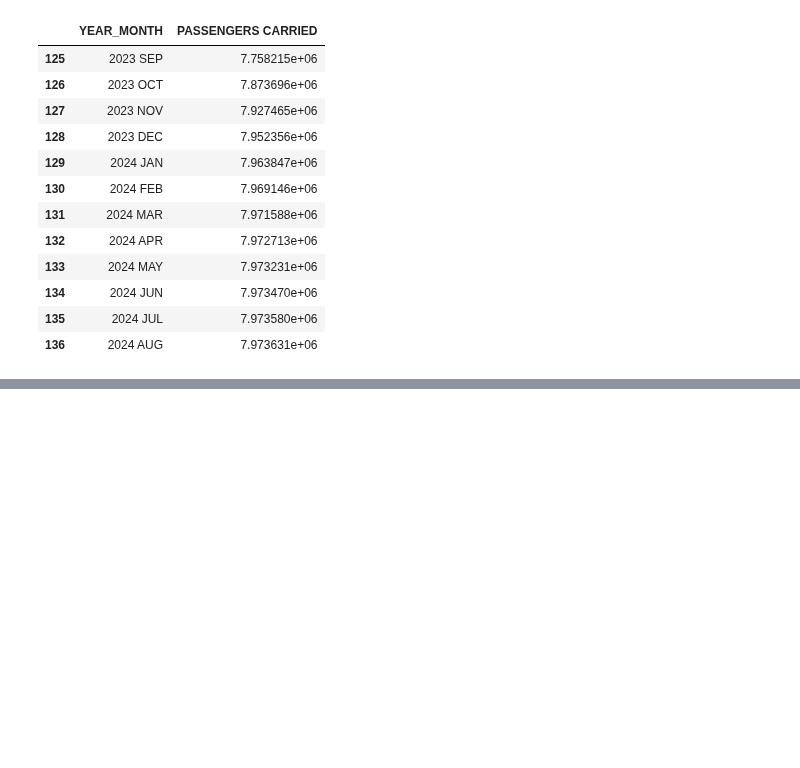
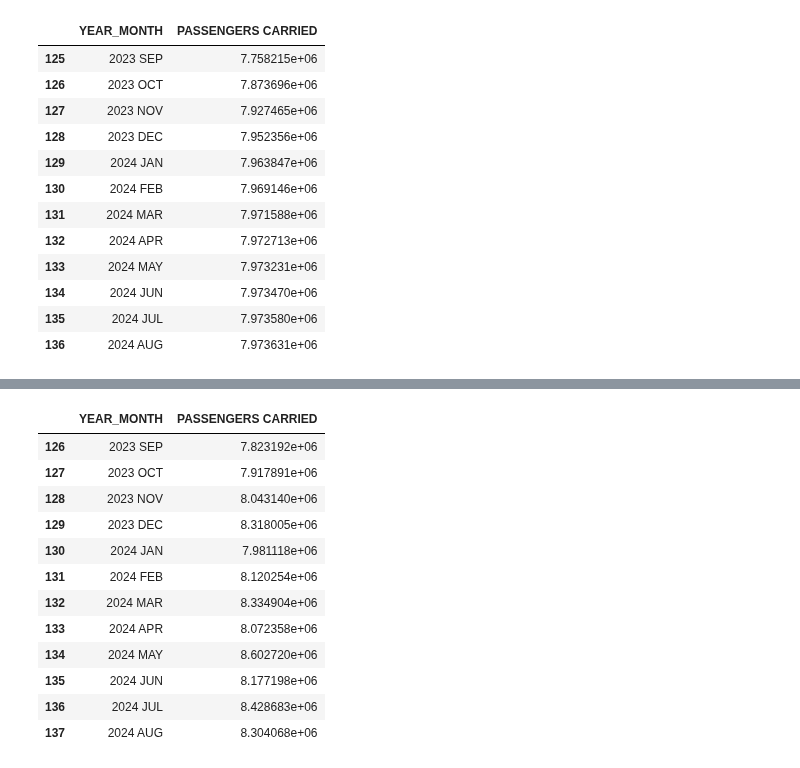
Before and after one commit to abhijain565aj/CS215-Assignment, a Jupyter notebook: A4-23B0903-23B0928-23B1057/code/q2.ipynb, the cells around one changed output, grey strips where cells are left out. Cells and saved outputs as stored; diff of their text form; code cells hidden in the pictures; blank space fills up the shorter version.

```diff
--- a/A4-23B0903-23B0928-23B1057/code/q2.ipynb
+++ b/A4-23B0903-23B0928-23B1057/code/q2.ipynb
@@ -180,0 +139,24 @@ RuntimeError: Error during optimization! Command 'C:\Users\abhij\AppData\Local\P
+# %%
+from prophet import Prophet
+
+prophet_model = Prophet(yearly_seasonality=True, weekly_seasonality=False, daily_seasonality=False)
+prophet_model.add_seasonality(name='monthly', period=30.5, fourier_order=5)
+for regressor in ['TOTAL DEPARTURES', 'HOURS FLOWN', 'KILOMETRE FLOWN', 'AVAILABLE SEAT KILOMETRE (IN THOUSAND)',
+                  'FREIGHT CARRIED (IN TONNE)', 'MAIL CARRIED (IN TONNE)']:
+    prophet_model.add_regressor(regressor)
+
+prophet_model.fit(df.rename(columns={'DATE': 'ds', 'PASSENGERS CARRIED': 'y'}))
+
+future = prophet_model.make_future_dataframe(periods=forecast_steps, freq='MS')
+for regressor in ['TOTAL DEPARTURES', 'HOURS FLOWN', 'KILOMETRE FLOWN', 'AVAILABLE SEAT KILOMETRE (IN THOUSAND)',
+                  'FREIGHT CARRIED (IN TONNE)', 'MAIL CARRIED (IN TONNE)']:
+    future[regressor] = df[regressor].iloc[-1]
+
+prophet_forecast = prophet_model.predict(future)
+
+prophet_forecast.rename(columns={'ds': 'YEAR_MONTH', 'yhat': 'PASSENGERS CARRIED'}, inplace=True)
+prophet_forecast['YEAR_MONTH'] = prophet_forecast['YEAR_MONTH'].dt.strftime('%Y %b').str.upper()
+
+prophet_forecast[['YEAR_MONTH', 'PASSENGERS CARRIED']].tail(12).to_csv('forecast_prophet_regressors.csv', index=False)
+display(prophet_forecast[['YEAR_MONTH', 'PASSENGERS CARRIED']].tail(12))
+# %% [output]
@@ -180,0 +165,13 @@ RuntimeError: Error during optimization! Command 'C:\Users\abhij\AppData\Local\P
+|  | YEAR_MONTH | PASSENGERS CARRIED |
+| 126 | 2023 SEP | 7.823192e+06 |
+| 127 | 2023 OCT | 7.917891e+06 |
+| 128 | 2023 NOV | 8.043140e+06 |
+| 129 | 2023 DEC | 8.318005e+06 |
+| 130 | 2024 JAN | 7.981118e+06 |
+| 131 | 2024 FEB | 8.120254e+06 |
+| 132 | 2024 MAR | 8.334904e+06 |
+| 133 | 2024 APR | 8.072358e+06 |
+| 134 | 2024 MAY | 8.602720e+06 |
+| 135 | 2024 JUN | 8.177198e+06 |
+| 136 | 2024 JUL | 8.428683e+06 |
+| 137 | 2024 AUG | 8.304068e+06 |
```
Also changed, not shown: parts of 8 cells of this notebook, 3 other files.
